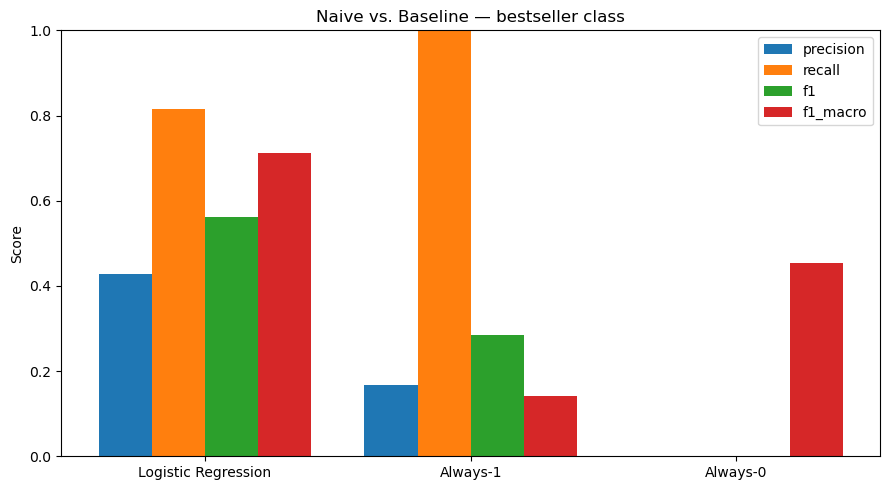
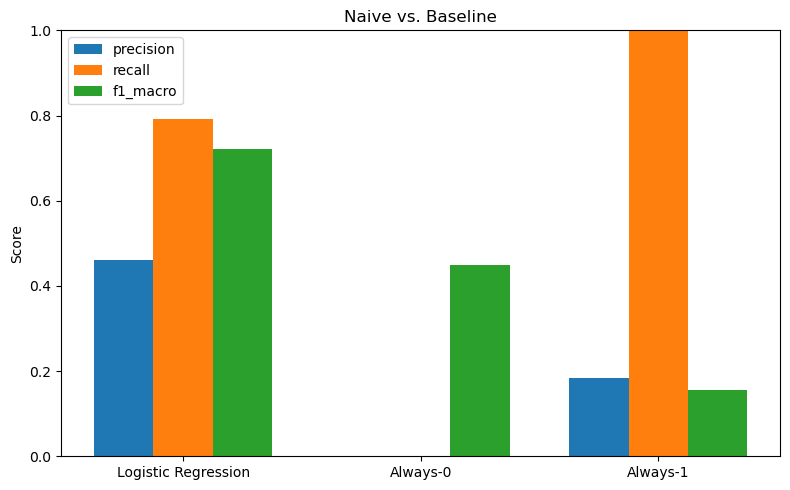
The change to this notebook cell's code, shown as a diff; its figure went from the first image to the second:
--- before
+++ after
@@ -2,5 +2,4 @@
     {
         'model': 'Always-0',
-        'f1': f1_score(y_test, np.zeros_like(y_test), zero_division=0),
         'f1_macro': f1_score(y_test, np.zeros_like(y_test), average='macro', zero_division=0),
         'precision': precision_score(y_test, np.zeros_like(y_test), zero_division=0),
@@ -10,5 +9,4 @@
     {
         'model': 'Always-1',
-        'f1': f1_score(y_test, np.ones_like(y_test), zero_division=0),
         'f1_macro': f1_score(y_test, np.ones_like(y_test), average='macro', zero_division=0),
         'precision': precision_score(y_test, np.ones_like(y_test), zero_division=0),
@@ -21,17 +19,16 @@
 print(comparison)
 
-metrics = ['precision', 'recall', 'f1', 'f1_macro']
+metrics = ['precision', 'recall', 'f1_macro']
 x = np.arange(len(comparison))
-width = 0.2
+width = 0.25
 
-fig, ax = plt.subplots(figsize=(9, 5))
+fig, ax = plt.subplots(figsize=(8, 5))
 for i, m in enumerate(metrics):
     ax.bar(x + i * width, comparison[m], width, label=m)
-
-ax.set_xticks(x + width * 1.5)
+ax.set_xticks(x + width)
 ax.set_xticklabels(comparison['model'])
 ax.set_ylabel('Score')
 ax.set_ylim(0, 1)
-ax.set_title('Naive vs. Baseline — bestseller class')
+ax.set_title('Naive vs. Baseline')
 ax.legend()
 plt.tight_layout()

Commit: Dropped non-fiction & Updated all notebooks